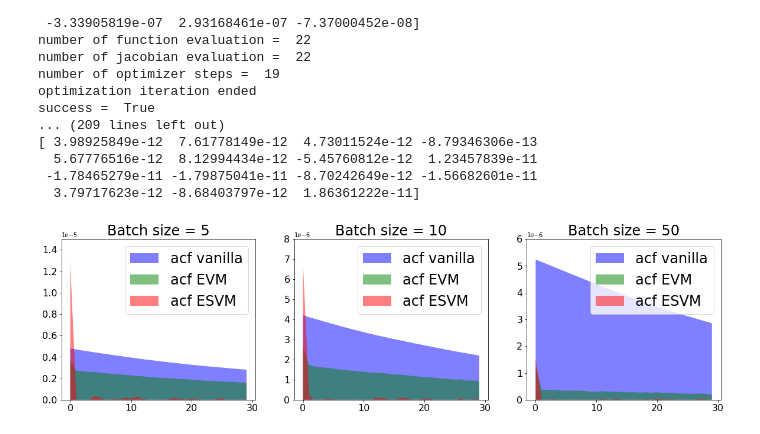
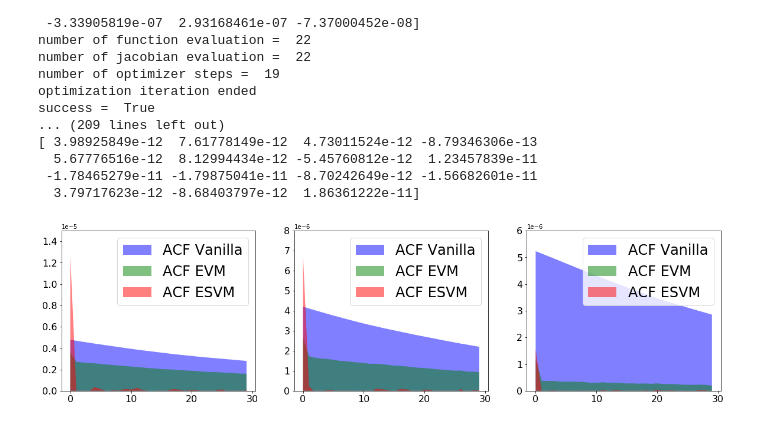
Before and after one commit to svsamsonov/vr_sg_mcmc, a Jupyter notebook: Code_logistic_regression/Generate_acf_pictures.ipynb, the cells around one changed output. Saved outputs shown, nothing was run; the diff lists cells and outputs as text; code cells hidden in the pictures.

```diff
--- a/Code_logistic_regression/Generate_acf_pictures.ipynb
+++ b/Code_logistic_regression/Generate_acf_pictures.ipynb
@@ -302,43 +302,43 @@ N_cov_1 = 0
 N_cov = 30
 
 vect_vanilla_5,vect_EVM_5,vect_ESVM_5 = get_func_values(f_vals_5,traj_grad_5,A_EVM_5,A_ESVM_5)
 vect_vanilla_15,vect_EVM_15,vect_ESVM_15 = get_func_values(f_vals_15,traj_grad_15,A_EVM_15,A_ESVM_15)
 vect_vanilla_150,vect_EVM_150,vect_ESVM_150 = get_func_values(f_vals_150,traj_grad_150,A_EVM_150,A_ESVM_150)
 
 sample_acf_vanilla_5,sample_acf_EVM_5,sample_acf_ESVM_5 = get_acfs(vect_vanilla_5,vect_EVM_5,vect_ESVM_5)
 sample_acf_vanilla_15,sample_acf_EVM_15,sample_acf_ESVM_15 = get_acfs(vect_vanilla_15,vect_EVM_15,vect_ESVM_15)
 sample_acf_vanilla_150,sample_acf_EVM_150,sample_acf_ESVM_150 = get_acfs(vect_vanilla_150,vect_EVM_150,vect_ESVM_150)
 
 
 fig, (ax1, ax2, ax3) = plt.subplots(1,3,figsize=(20,5),gridspec_kw={'width_ratios': [1,1,1]})
-ax1.set_title('Batch size = 5',fontsize=24)
-ax1.fill_between(N_cov_1+np.arange(N_cov-N_cov_1),sample_acf_vanilla_5[N_cov_1:N_cov],facecolor='blue',alpha=0.5,label='acf vanilla')
-ax1.fill_between(N_cov_1+np.arange(N_cov-N_cov_1),sample_acf_EVM_5[N_cov_1:N_cov],facecolor='green',alpha=0.5,label='acf EVM')
-ax1.fill_between(N_cov_1+np.arange(N_cov-N_cov_1),sample_acf_ESVM_5[N_cov_1:N_cov],facecolor='red',alpha=0.5,label='acf ESVM')
+#ax1.set_title('Batch size = 5',fontsize=24)
+ax1.fill_between(N_cov_1+np.arange(N_cov-N_cov_1),sample_acf_vanilla_5[N_cov_1:N_cov],facecolor='blue',alpha=0.5,label='ACF Vanilla')
+ax1.fill_between(N_cov_1+np.arange(N_cov-N_cov_1),sample_acf_EVM_5[N_cov_1:N_cov],facecolor='green',alpha=0.5,label='ACF EVM')
+ax1.fill_between(N_cov_1+np.arange(N_cov-N_cov_1),sample_acf_ESVM_5[N_cov_1:N_cov],facecolor='red',alpha=0.5,label='ACF ESVM')
 ax1.set_ylim(0,15e-6)
 ax1.ticklabel_format(axis='y',style='sci',scilimits=(-2,2))
 ax1.tick_params(axis='y',labelsize = 16)
 ax1.tick_params(axis='x',labelsize = 16)
 ax1.legend(fontsize=24)
-ax2.set_title('Batch size = 10',fontsize=24)
-ax2.fill_between(N_cov_1+np.arange(N_cov-N_cov_1),sample_acf_vanilla_15[N_cov_1:N_cov],facecolor='blue',alpha=0.5,label='acf vanilla')
-ax2.fill_between(N_cov_1+np.arange(N_cov-N_cov_1),sample_acf_EVM_15[N_cov_1:N_cov],facecolor='green',alpha=0.5,label='acf EVM')
-ax2.fill_between(N_cov_1+np.arange(N_cov-N_cov_1),sample_acf_ESVM_15[N_cov_1:N_cov],facecolor='red',alpha=0.5,label='acf ESVM')
+#ax2.set_title('Batch size = 10',fontsize=24)
+ax2.fill_between(N_cov_1+np.arange(N_cov-N_cov_1),sample_acf_vanilla_15[N_cov_1:N_cov],facecolor='blue',alpha=0.5,label='ACF Vanilla')
+ax2.fill_between(N_cov_1+np.arange(N_cov-N_cov_1),sample_acf_EVM_15[N_cov_1:N_cov],facecolor='green',alpha=0.5,label='ACF EVM')
+ax2.fill_between(N_cov_1+np.arange(N_cov-N_cov_1),sample_acf_ESVM_15[N_cov_1:N_cov],facecolor='red',alpha=0.5,label='ACF ESVM')
 ax2.set_ylim(0,8e-6)
 ax2.ticklabel_format(axis='y',style='sci',scilimits=(-2,2))
 ax2.tick_params(axis='y',labelsize = 16)
 ax2.tick_params(axis='x',labelsize = 16)
 ax2.legend(fontsize=24)
-ax3.set_title('Batch size = 50',fontsize=24)
-ax3.fill_between(N_cov_1+np.arange(N_cov-N_cov_1),sample_acf_vanilla_150[N_cov_1:N_cov],facecolor='blue',alpha=0.5,label='acf vanilla')
-ax3.fill_between(N_cov_1+np.arange(N_cov-N_cov_1),sample_acf_EVM_150[N_cov_1:N_cov],facecolor='green',alpha=0.5,label='acf EVM')
-ax3.fill_between(N_cov_1+np.arange(N_cov-N_cov_1),sample_acf_ESVM_150[N_cov_1:N_cov],facecolor='red',alpha=0.5,label='acf ESVM')
+#ax3.set_title('Batch size = 50',fontsize=24)
+ax3.fill_between(N_cov_1+np.arange(N_cov-N_cov_1),sample_acf_vanilla_150[N_cov_1:N_cov],facecolor='blue',alpha=0.5,label='ACF Vanilla')
+ax3.fill_between(N_cov_1+np.arange(N_cov-N_cov_1),sample_acf_EVM_150[N_cov_1:N_cov],facecolor='green',alpha=0.5,label='ACF EVM')
+ax3.fill_between(N_cov_1+np.arange(N_cov-N_cov_1),sample_acf_ESVM_150[N_cov_1:N_cov],facecolor='red',alpha=0.5,label='ACF ESVM')
 ax3.set_ylim(0,6e-6)
 ax3.tick_params(axis='y',labelsize = 16)
 ax3.tick_params(axis='x',labelsize = 16)
 ax3.ticklabel_format(axis='y',style='sci',scilimits=(-2,2))
 ax3.legend(fontsize=24)
 fig.savefig("all_batches.pdf",bbox_inches = "tight")
 plt.show()
 # %% [output]
-[figure, old version]
+[figure, new version]
```
Also changed, not shown: parts of 1 cell of this notebook, 2 other files.
